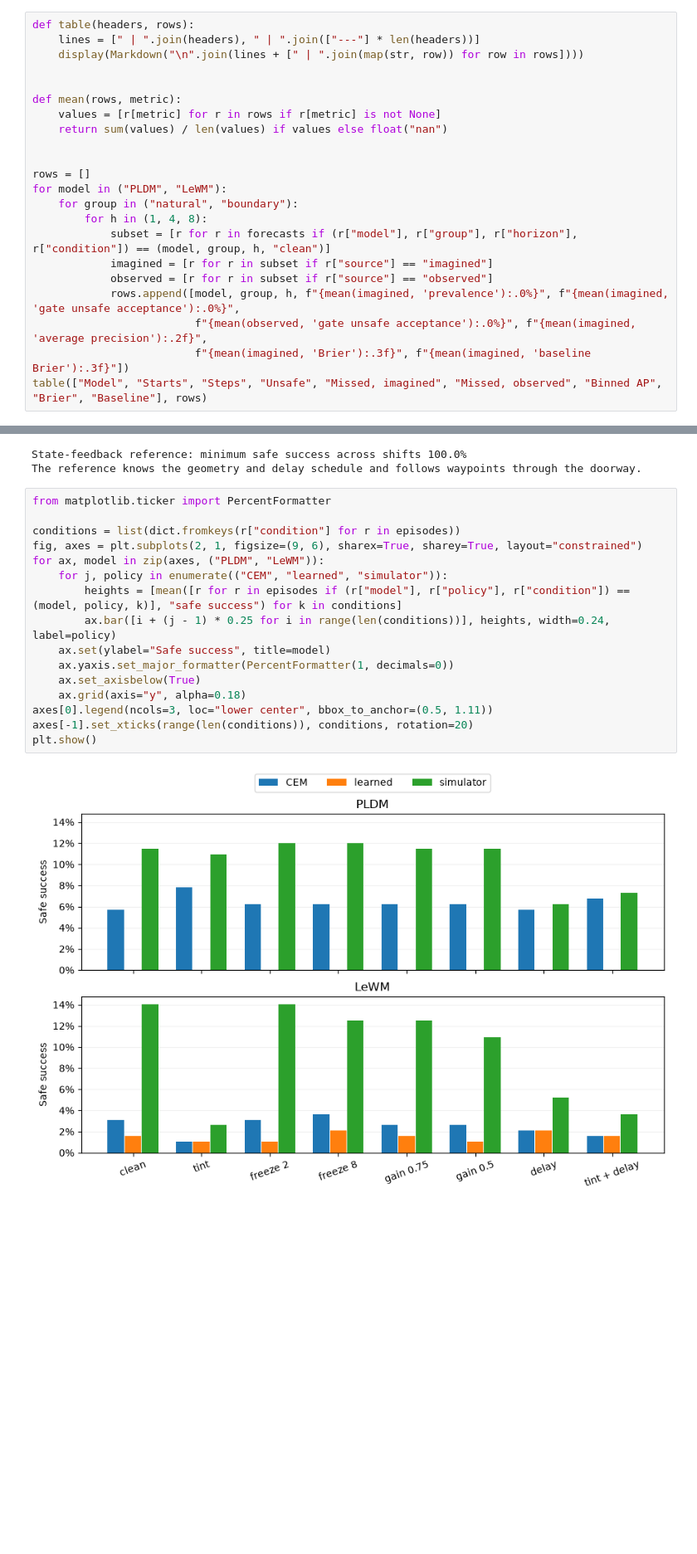
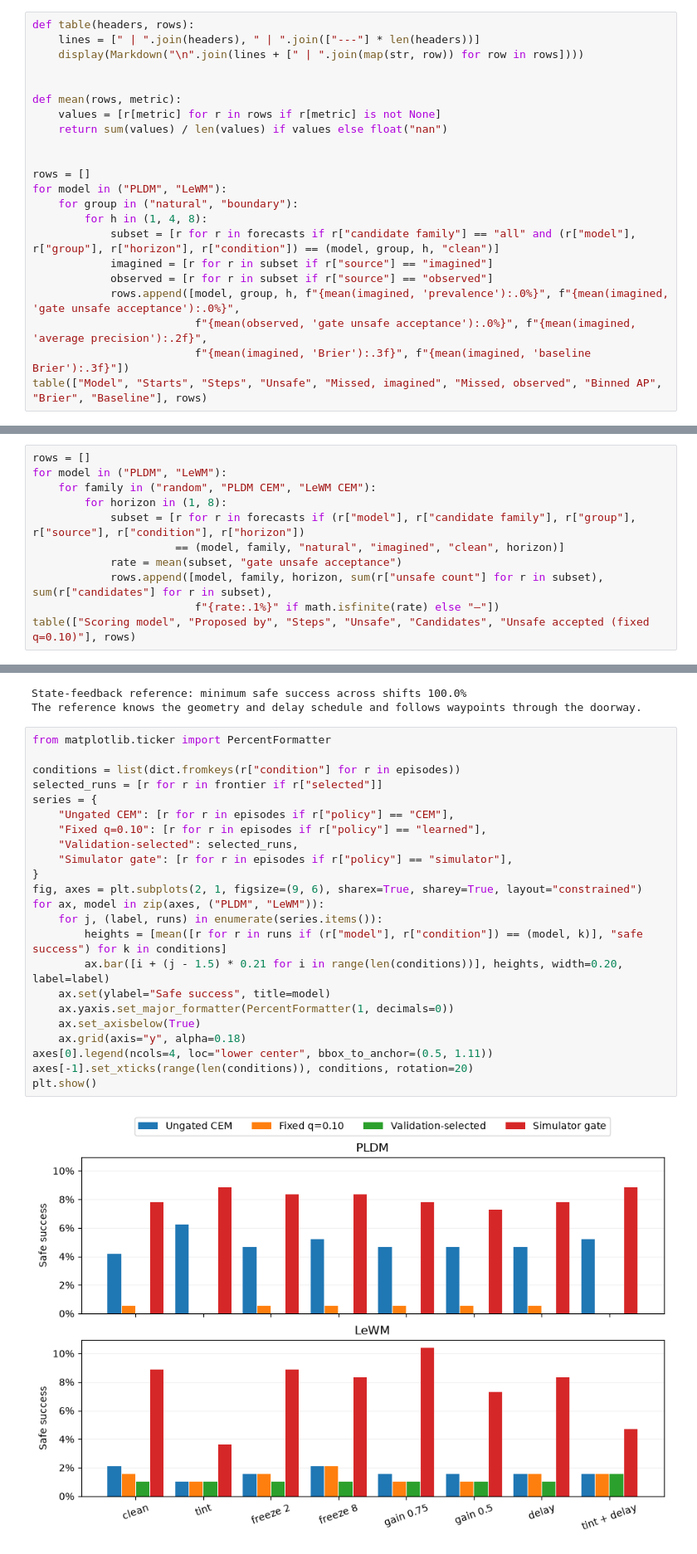
Before and after one commit to latent-horizon/pytorch-world, a Jupyter notebook: examples/safety/safety_robustness.ipynb, the cells around one changed output, grey strips where cells are left out. Shown at 83% size. Saved outputs shown, nothing was run; the diff lists cells and outputs as text; blank space fills up the shorter version.

```diff
--- a/examples/safety/safety_robustness.ipynb
+++ b/examples/safety/safety_robustness.ipynb
@@ -71,7 +72,7 @@ rows = []
 for model in ("PLDM", "LeWM"):
     for group in ("natural", "boundary"):
         for h in (1, 4, 8):
-            subset = [r for r in forecasts if (r["model"], r["group"], r["horizon"], r["condition"]) == (model, group, h, "clean")]
+            subset = [r for r in forecasts if r["candidate family"] == "all" and (r["model"], r["group"], r["horizon"], r["condition"]) == (model, group, h, "clean")]
             imagined = [r for r in subset if r["source"] == "imagined"]
             observed = [r for r in subset if r["source"] == "observed"]
             rows.append([model, group, h, f"{mean(imagined, 'prevalence'):.0%}", f"{mean(imagined, 'gate unsafe acceptance'):.0%}",
@@ -97,0 +97,11 @@ On natural starts at eight steps, average precision rose from **0.39 to 0.94 for
+# %%
+rows = []
+for model in ("PLDM", "LeWM"):
+    for family in ("random", "PLDM CEM", "LeWM CEM"):
+        for horizon in (1, 8):
+            subset = [r for r in forecasts if (r["model"], r["candidate family"], r["group"], r["source"], r["condition"], r["horizon"])
+                      == (model, family, "natural", "imagined", "clean", horizon)]
+            rate = mean(subset, "gate unsafe acceptance")
+            rows.append([model, family, horizon, sum(r["unsafe count"] for r in subset), sum(r["candidates"] for r in subset),
+                         f"{rate:.1%}" if math.isfinite(rate) else "—"])
+table(["Scoring model", "Proposed by", "Steps", "Unsafe", "Candidates", "Unsafe accepted (fixed q=0.10)"], rows)
@@ -111,21 +136,28 @@ The reference knows the geometry and delay schedule and follows waypoints throug
 # %%
 from matplotlib.ticker import PercentFormatter
 
 conditions = list(dict.fromkeys(r["condition"] for r in episodes))
+selected_runs = [r for r in frontier if r["selected"]]
+series = {
+    "Ungated CEM": [r for r in episodes if r["policy"] == "CEM"],
+    "Fixed q=0.10": [r for r in episodes if r["policy"] == "learned"],
+    "Validation-selected": selected_runs,
+    "Simulator gate": [r for r in episodes if r["policy"] == "simulator"],
+}
 fig, axes = plt.subplots(2, 1, figsize=(9, 6), sharex=True, sharey=True, layout="constrained")
 for ax, model in zip(axes, ("PLDM", "LeWM")):
-    for j, policy in enumerate(("CEM", "learned", "simulator")):
-        heights = [mean([r for r in episodes if (r["model"], r["policy"], r["condition"]) == (model, policy, k)], "safe success") for k in conditions]
-        ax.bar([i + (j - 1) * 0.25 for i in range(len(conditions))], heights, width=0.24, label=policy)
+    for j, (label, runs) in enumerate(series.items()):
+        heights = [mean([r for r in runs if (r["model"], r["condition"]) == (model, k)], "safe success") for k in conditions]
+        ax.bar([i + (j - 1.5) * 0.21 for i in range(len(conditions))], heights, width=0.20, label=label)
     ax.set(ylabel="Safe success", title=model)
     ax.yaxis.set_major_formatter(PercentFormatter(1, decimals=0))
     ax.set_axisbelow(True)
     ax.grid(axis="y", alpha=0.18)
-axes[0].legend(ncols=3, loc="lower center", bbox_to_anchor=(0.5, 1.11))
+axes[0].legend(ncols=4, loc="lower center", bbox_to_anchor=(0.5, 1.11))
 axes[-1].set_xticks(range(len(conditions)), conditions, rotation=20)
 plt.show()
 # %% [output]
-[figure, old version]
+[figure, new version]
 # %%
 rows = []
 for model in ("PLDM", "LeWM"):
```
Also changed, not shown: parts of 14 cells of this notebook, 3 other files.
